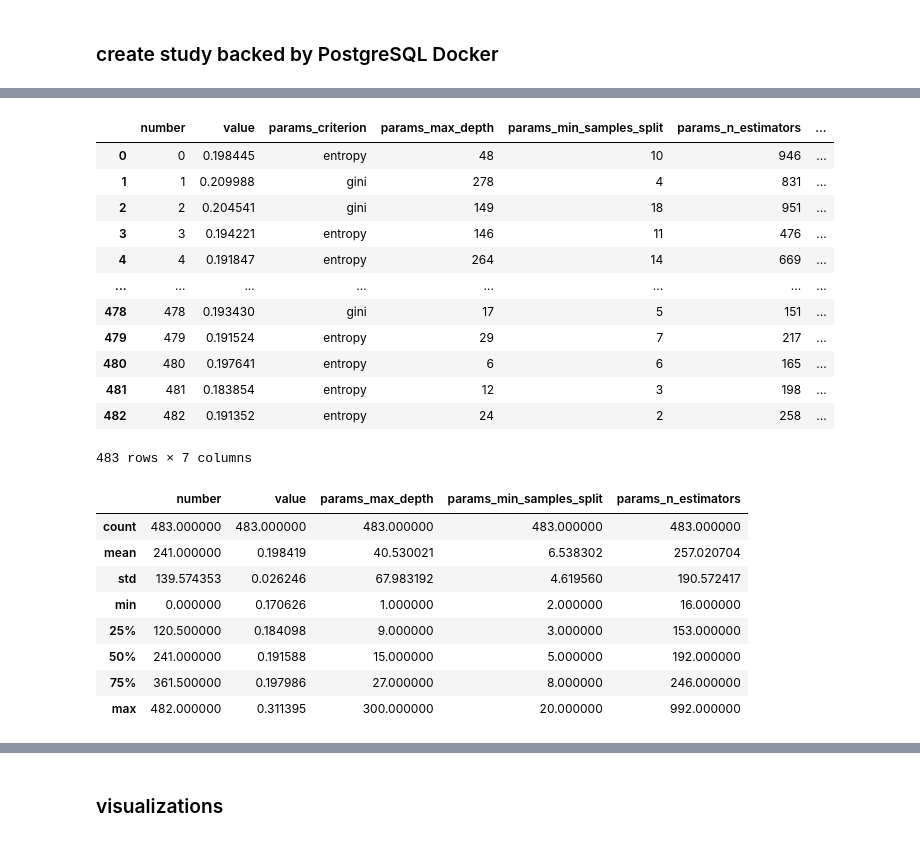
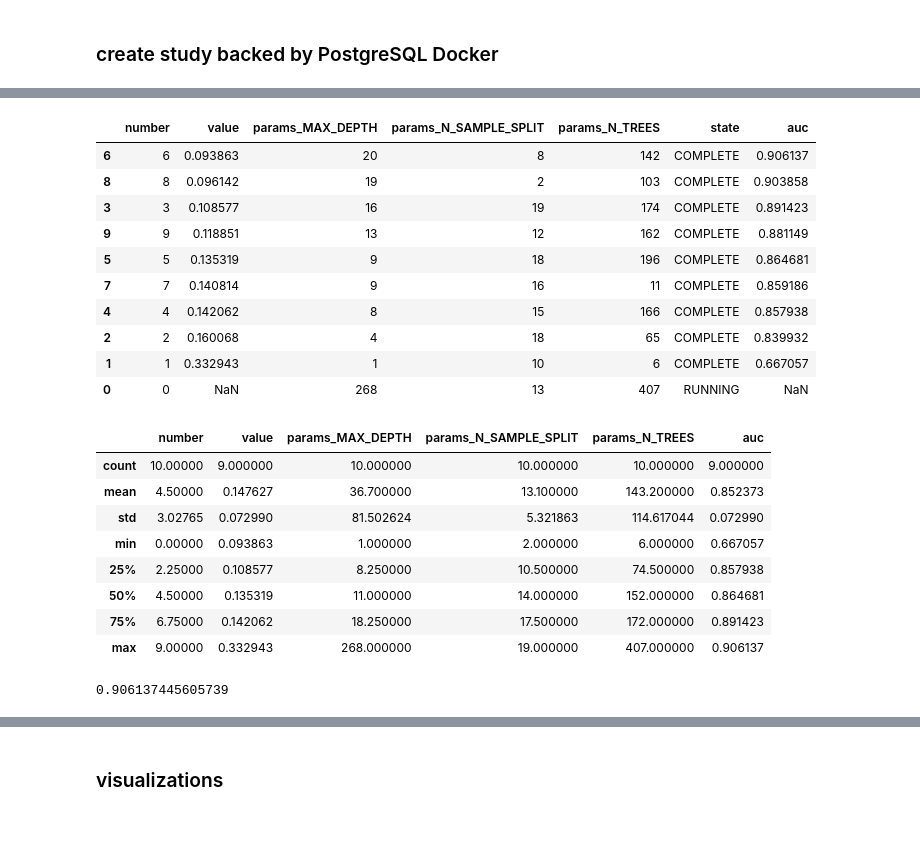
Before and after one commit to will-hill/AI_Based_Hyperparameter_Tuning, a Jupyter notebook: 2_Random_Forest_Example.ipynb, the cells around one changed output, grey strips where cells are left out. Drawn from its saved outputs; the diff is of its cells as text; code cells hidden in the pictures.

```diff
--- a/2_Random_Forest_Example.ipynb
+++ b/2_Random_Forest_Example.ipynb
@@ -118,3 +162,7 @@ def rf_ojbective(trial):
 # %%
+#DOCKER PostgreSQL
 pg_url = 'postgresql+pg8000://admin@localhost:5433/optuna'
-study = optuna.load_study(study_name='rf_ieee_fraud_small', storage=pg_url)
+study = optuna.load_study(
+    study_name='rf_ieee_fraud_all',
+    storage=pg_url,
+    pruner=MedianPruner(n_startup_trials=50, n_warmup_steps=10, interval_steps=1))
@@ -146,31 +179,32 @@ Wall time: 10min
 # %%
 df = study.trials_dataframe(attrs=('number', 'value', 'params', 'state'))
-df
+df['auc'] = 1 - df['value']
+df.sort_values(by='auc', ascending=False)
 # %% [output]
-|  | number | value | params_criterion | params_max_depth | params_min_samples_split | params_n_estimators | ... |
-| 0 | 0 | 0.198445 | entropy | 48 | 10 | 946 | ... |
-| 1 | 1 | 0.209988 | gini | 278 | 4 | 831 | ... |
-| 2 | 2 | 0.204541 | gini | 149 | 18 | 951 | ... |
-| 3 | 3 | 0.194221 | entropy | 146 | 11 | 476 | ... |
-| 4 | 4 | 0.191847 | entropy | 264 | 14 | 669 | ... |
-| ... | ... | ... | ... | ... | ... | ... | ... |
-| 478 | 478 | 0.193430 | gini | 17 | 5 | 151 | ... |
-| 479 | 479 | 0.191524 | entropy | 29 | 7 | 217 | ... |
-| 480 | 480 | 0.197641 | entropy | 6 | 6 | 165 | ... |
-| 481 | 481 | 0.183854 | entropy | 12 | 3 | 198 | ... |
-| 482 | 482 | 0.191352 | entropy | 24 | 2 | 258 | ... |
+|  | number | value | params_MAX_DEPTH | params_N_SAMPLE_SPLIT | params_N_TREES | state | auc |
+| 6 | 6 | 0.093863 | 20 | 8 | 142 | COMPLETE | 0.906137 |
+| 8 | 8 | 0.096142 | 19 | 2 | 103 | COMPLETE | 0.903858 |
+| 3 | 3 | 0.108577 | 16 | 19 | 174 | COMPLETE | 0.891423 |
+| 9 | 9 | 0.118851 | 13 | 12 | 162 | COMPLETE | 0.881149 |
+| 5 | 5 | 0.135319 | 9 | 18 | 196 | COMPLETE | 0.864681 |
+| 7 | 7 | 0.140814 | 9 | 16 | 11 | COMPLETE | 0.859186 |
+| 4 | 4 | 0.142062 | 8 | 15 | 166 | COMPLETE | 0.857938 |
+| 2 | 2 | 0.160068 | 4 | 18 | 65 | COMPLETE | 0.839932 |
+| 1 | 1 | 0.332943 | 1 | 10 | 6 | COMPLETE | 0.667057 |
+| 0 | 0 | NaN | 268 | 13 | 407 | RUNNING | NaN |
-483 rows × 7 columns
 # %%
 df.describe()
 # %% [output]
-|  | number | value | params_max_depth | params_min_samples_split | params_n_estimators |
-| count | 483.000000 | 483.000000 | 483.000000 | 483.000000 | 483.000000 |
-| mean | 241.000000 | 0.198419 | 40.530021 | 6.538302 | 257.020704 |
-| std | 139.574353 | 0.026246 | 67.983192 | 4.619560 | 190.572417 |
-| min | 0.000000 | 0.170626 | 1.000000 | 2.000000 | 16.000000 |
-| 25% | 120.500000 | 0.184098 | 9.000000 | 3.000000 | 153.000000 |
-| 50% | 241.000000 | 0.191588 | 15.000000 | 5.000000 | 192.000000 |
-| 75% | 361.500000 | 0.197986 | 27.000000 | 8.000000 | 246.000000 |
-| max | 482.000000 | 0.311395 | 300.000000 | 20.000000 | 992.000000 |
+|  | number | value | params_MAX_DEPTH | params_N_SAMPLE_SPLIT | params_N_TREES | auc |
+| count | 10.00000 | 9.000000 | 10.000000 | 10.000000 | 10.000000 | 9.000000 |
+| mean | 4.50000 | 0.147627 | 36.700000 | 13.100000 | 143.200000 | 0.852373 |
+| std | 3.02765 | 0.072990 | 81.502624 | 5.321863 | 114.617044 | 0.072990 |
+| min | 0.00000 | 0.093863 | 1.000000 | 2.000000 | 6.000000 | 0.667057 |
+| 25% | 2.25000 | 0.108577 | 8.250000 | 10.500000 | 74.500000 | 0.857938 |
+| 50% | 4.50000 | 0.135319 | 11.000000 | 14.000000 | 152.000000 | 0.864681 |
+| 75% | 6.75000 | 0.142062 | 18.250000 | 17.500000 | 172.000000 | 0.891423 |
+| max | 9.00000 | 0.332943 | 268.000000 | 19.000000 | 407.000000 | 0.906137 |
 # %%
-df['auc'] = 1 - df['value']
+df['auc'].max()
+# %% [output]
+0.906137445605739
```
Also changed, not shown: parts of 36 cells of this notebook, 13 other files.
